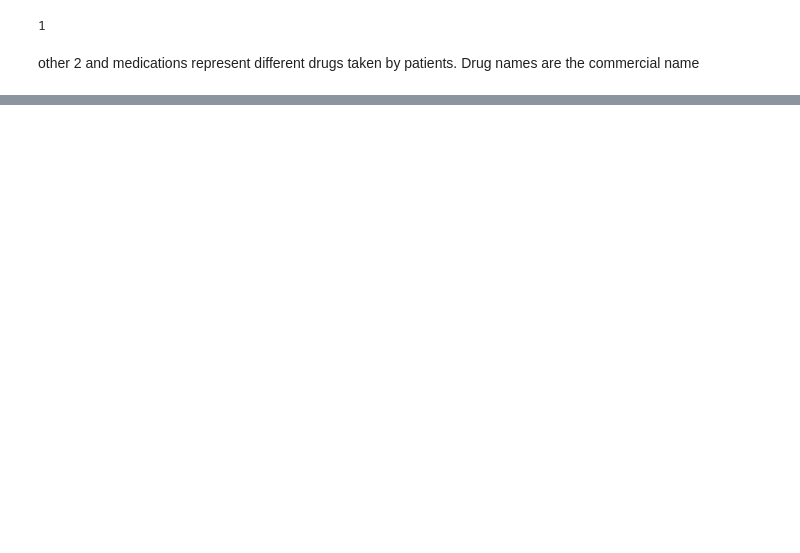
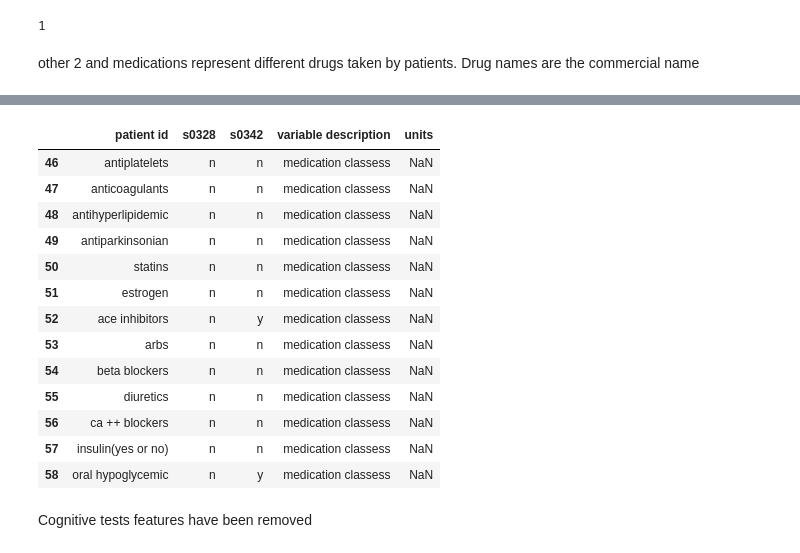
Before and after one commit to victoriafathi/DiabetesFork, a Jupyter notebook: notebooks/merging.ipynb, the cells around one changed output, grey strips where cells are left out. Saved outputs shown, nothing was run; the diff lists cells and outputs as text; code cells hidden in the pictures; blank space fills up the shorter version.

```diff
--- a/notebooks/merging.ipynb
+++ b/notebooks/merging.ipynb
@@ -14,7 +90,7 @@ filepath_desc = '../data/cerebral_perfusion_data/data_description/GE-75_data_dic
 df_stroke = pd.read_csv(filepath_stroke)
 df_perfusion = pd.read_csv(filepath_perfusion, header=0)
 df_diabetes = pd.read_csv(filepath_diabetes)
-df_desc = df_desc = pd.read_csv(filepath_desc, usecols=range(5))
+df_desc = pd.read_csv(filepath_desc, usecols=range(5))
 # %%
 df_stroke.head()
 # %% [output]
@@ -433,0 +1092,19 @@ df_stroke_v2.shape
+# %%
+df_desc_v1[df_desc_v1["variable description"] == "medication classess"]
+# %% [output]
+|  | patient id | s0328 | s0342 | variable description | units |
+| 46 | antiplatelets | n | n | medication classess | NaN |
+| 47 | anticoagulants | n | n | medication classess | NaN |
+| 48 | antihyperlipidemic | n | n | medication classess | NaN |
+| 49 | antiparkinsonian | n | n | medication classess | NaN |
+| 50 | statins | n | n | medication classess | NaN |
+| 51 | estrogen | n | n | medication classess | NaN |
+| 52 | ace inhibitors | n | y | medication classess | NaN |
+| 53 | arbs | n | n | medication classess | NaN |
+| 54 | beta blockers | n | n | medication classess | NaN |
+| 55 | diuretics | n | n | medication classess | NaN |
+| 56 | ca ++ blockers | n | n | medication classess | NaN |
+| 57 | insulin(yes or no) | n | n | medication classess | NaN |
+| 58 | oral hypoglycemic | n | y | medication classess | NaN |
+# %% [markdown]
+Cognitive tests features have been removed
```
Also changed, not shown: parts of 145 cells of this notebook, 1 other file.
